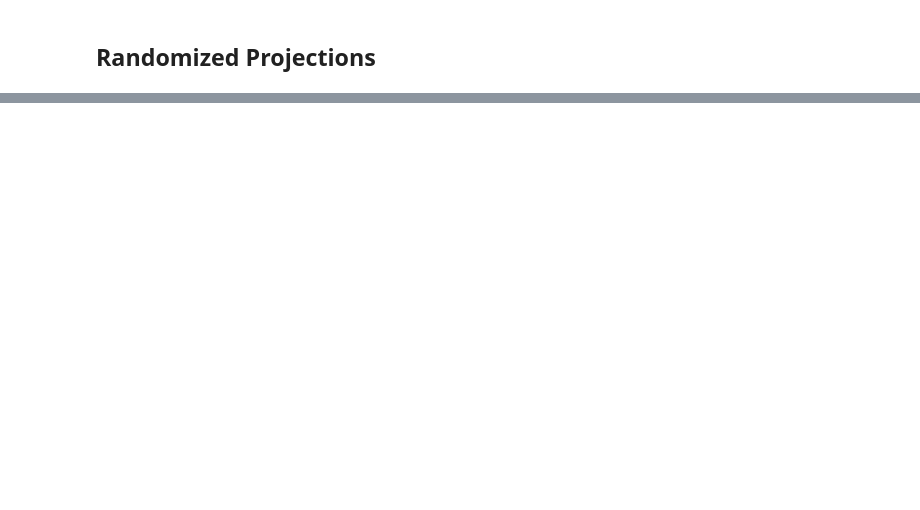
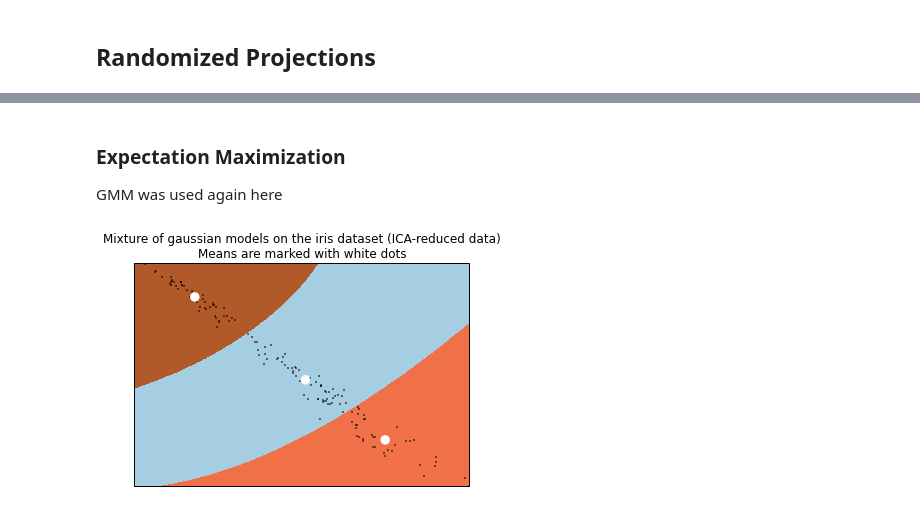
Before and after one commit to nickrobinson/UnsupervisedLearning, a Jupyter notebook: src/Unsupervised.ipynb, the cells around one changed output, grey strips where cells are left out. Cells and saved outputs as stored; diff of their text form; code cells hidden in the pictures; blank space fills up the shorter version.

```diff
--- a/src/Unsupervised.ipynb
+++ b/src/Unsupervised.ipynb
@@ -617,2 +725,20 @@ Silhouette Score: 0.458
 # %% [markdown]
 ## Randomized Projections
+# %%
+iris = datasets.load_iris()
+
+X_train = iris.data
+y_train = iris.target
+
+# fit a Gaussian Mixture Model with two components
+transformer = random_projection.GaussianRandomProjection(n_components=2)
+reduced_data = transformer.fit_transform(X_train)
+km = KMeans(n_clusters=3, max_iter=300)
+km.fit(reduced_data)
+plotFunctions.plotData(reduced_data, km, "Gaussian Random Projection")
+
+#Print score data
+print("Homogeneity: %0.3f" % metrics.homogeneity_score(y, km.labels_))
+print("Completeness: %0.3f" % metrics.completeness_score(y, km.labels_))
+print("V-measure: %0.3f" % metrics.v_measure_score(y, km.labels_))
+print("Silhouette Score: %0.3f\n" % metrics.silhouette_score(reduced_data, km.labels_, metric='euclidean'))
@@ -618,0 +751,53 @@ Silhouette Score: 0.458
+# %% [markdown]
+### Expectation Maximization
+GMM was used again here
+# %%
+iris = datasets.load_iris()
+
+X_train = iris.data
+y_train = iris.target
+
+# fit a Gaussian Mixture Model with two components
+clf = mixture.GMM(n_components=3, covariance_type='diag')
+clf.fit(reduced_data)
+
+transformer = random_projection.GaussianRandomProjection(n_components=2)
+reduced_X_train = transformer.fit_transform(X_train)
+# Step size of the mesh. Decrease to increase the quality of the VQ.
+h = .01     # point in the mesh [x_min, m_max]x[y_min, y_max].
+
+# Plot the decision boundary. For that, we will asign a color to each
+# Taken from
+x_min, x_max = reduced_X_train[:, 0].min(), reduced_X_train[:, 0].max()
+y_min, y_max = reduced_X_train[:, 1].min(), reduced_X_train[:, 1].max()
+xx, yy = np.meshgrid(np.arange(x_min, x_max, h), np.arange(y_min, y_max, h))
+
+clf.fit(reduced_X_train)
+#print np.c_[xx.ravel(),yy.ravel()]
+Z = clf.predict(np.c_[xx.ravel(), yy.ravel()])
+# Put the result into a color pltot
+Z = Z.reshape(xx.shape)
+plt.figure(1)
+plt.clf()
+plt.imshow(Z, interpolation='nearest',
+          extent=(xx.min(), xx.max(), yy.min(), yy.max()),
+          cmap=plt.cm.Paired,
+          aspect='auto', origin='lower')
+
+plt.plot(reduced_X_train[:, 0], reduced_X_train[:, 1], 'k.', markersize=2)
+# Plot the centroids as a white X
+centroids = clf.means_
+
+plt.scatter(centroids[:, 0], centroids[:, 1],
+           marker='.', s=169, linewidths=3,
+           color='w', zorder=10)
+
+plt.title('Mixture of gaussian models on the iris dataset (ICA-reduced data)\n'
+         'Means are marked with white dots')
+plt.xlim(x_min, x_max)
+plt.ylim(y_min, y_max)
+plt.xticks(())
+plt.yticks(())
+plt.show()
+# %% [output]
+[figure, added]
```
Also changed, not shown: parts of 12 cells of this notebook.
